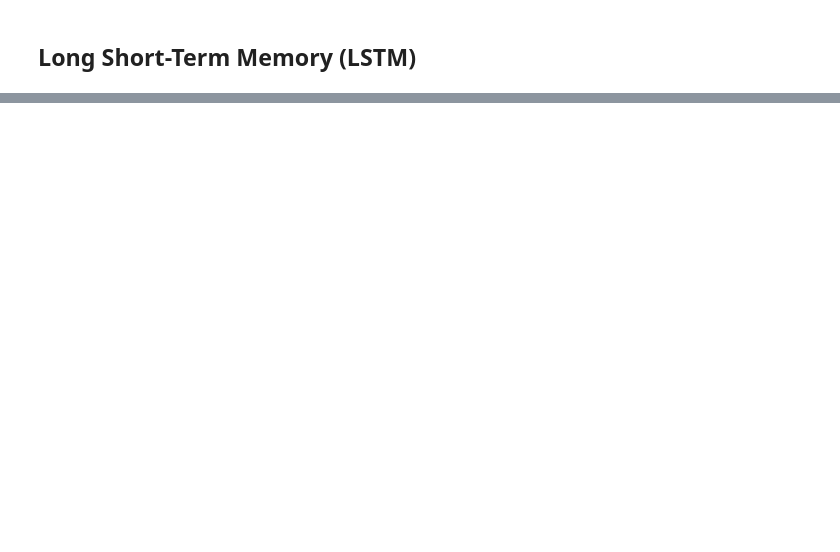
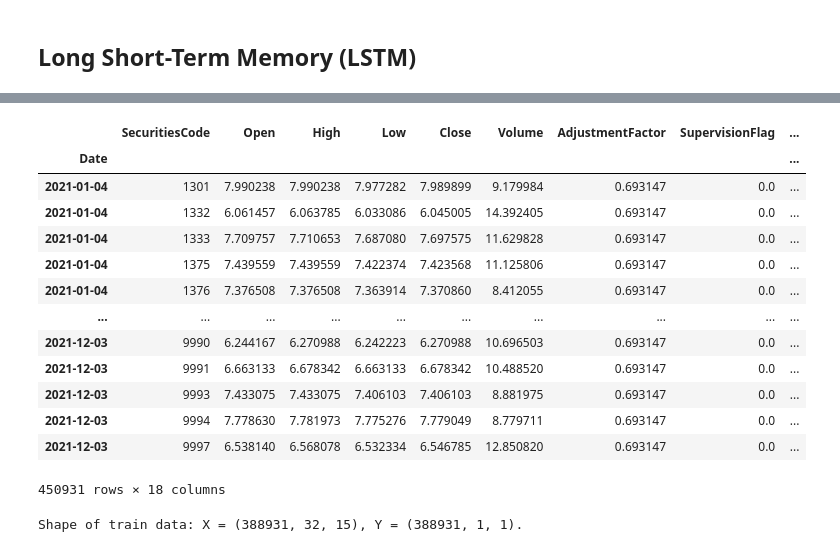
Before and after one commit to vickypar/tokyo_stock_exchange_prediction, a Jupyter notebook: machinelearning.ipynb, the cells around one changed output, grey strips where cells are left out. Cells and saved outputs as stored; diff of their text form; code cells hidden in the pictures; blank space fills up the shorter version.

```diff
--- a/machinelearning.ipynb
+++ b/machinelearning.ipynb
@@ -401,0 +620,19 @@ stk_data
+# %%
+listFeatures = ['Open', 'High', 'Low', 'Close', 'Volume', 'AdjustmentFactor', 'SupervisionFlag', 'delta', 'RA_20','RA_40', 'RA_60', 'year', 'month', 'day', 'Quarter']
+dfPriceTrain[listFeatures] = dfPriceTrain[listFeatures].apply(np.log1p)
+dfPriceTrain
+# %% [output]
+|  | SecuritiesCode | Open | High | Low | Close | Volume | AdjustmentFactor | SupervisionFlag | ... |
+| Date |  |  |  |  |  |  |  |  | ... |
+| 2021-01-04 | 1301 | 7.990238 | 7.990238 | 7.977282 | 7.989899 | 9.179984 | 0.693147 | 0.0 | ... |
+| 2021-01-04 | 1332 | 6.061457 | 6.063785 | 6.033086 | 6.045005 | 14.392405 | 0.693147 | 0.0 | ... |
+| 2021-01-04 | 1333 | 7.709757 | 7.710653 | 7.687080 | 7.697575 | 11.629828 | 0.693147 | 0.0 | ... |
+| 2021-01-04 | 1375 | 7.439559 | 7.439559 | 7.422374 | 7.423568 | 11.125806 | 0.693147 | 0.0 | ... |
+| 2021-01-04 | 1376 | 7.376508 | 7.376508 | 7.363914 | 7.370860 | 8.412055 | 0.693147 | 0.0 | ... |
+| ... | ... | ... | ... | ... | ... | ... | ... | ... | ... |
+| 2021-12-03 | 9990 | 6.244167 | 6.270988 | 6.242223 | 6.270988 | 10.696503 | 0.693147 | 0.0 | ... |
+| 2021-12-03 | 9991 | 6.663133 | 6.678342 | 6.663133 | 6.678342 | 10.488520 | 0.693147 | 0.0 | ... |
+| 2021-12-03 | 9993 | 7.433075 | 7.433075 | 7.406103 | 7.406103 | 8.881975 | 0.693147 | 0.0 | ... |
+| 2021-12-03 | 9994 | 7.778630 | 7.781973 | 7.775276 | 7.779049 | 8.779711 | 0.693147 | 0.0 | ... |
+| 2021-12-03 | 9997 | 6.538140 | 6.568078 | 6.532334 | 6.546785 | 12.850820 | 0.693147 | 0.0 | ... |
+450931 rows × 18 columns
@@ -401,0 +644,25 @@ stk_data
+# %%
+listSC = dfPriceTrain['SecuritiesCode'].unique().tolist()
+X = []
+Y = []
+
+for sc in tqdm(listSC):
+    dfTemp = dfPriceTrain[dfPriceTrain['SecuritiesCode'] == sc]
+    dfTemp = dfTemp.interpolate()
+    dfTemp = dfTemp.dropna(how='any')
+    iterN = (dfTemp.shape[0] - TIME_WINDOW + 1)
+
+    for i in range(iterN):
+        x = dfTemp[listFeatures].iloc[i:(i+TIME_WINDOW)].to_numpy()
+        y = dfTemp['Target'].iat[(i+TIME_WINDOW-1)].reshape([1, 1])
+
+        X.append(x)
+        Y.append(y)
+
+X = np.array(X)
+Y = np.array(Y)
+
+assert X.shape[0] == Y.shape[0], "Shape of X or Y are not correct."
+print(f'Shape of train data: X = {X.shape}, Y = {Y.shape}.')
+# %% [output]
+Shape of train data: X = (388931, 32, 15), Y = (388931, 1, 1).
```
Also changed, not shown: parts of 79 cells of this notebook.
